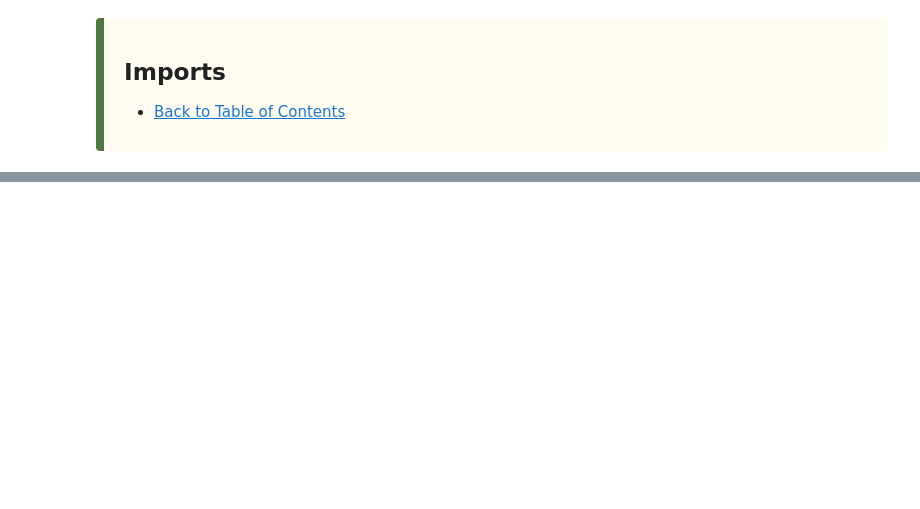
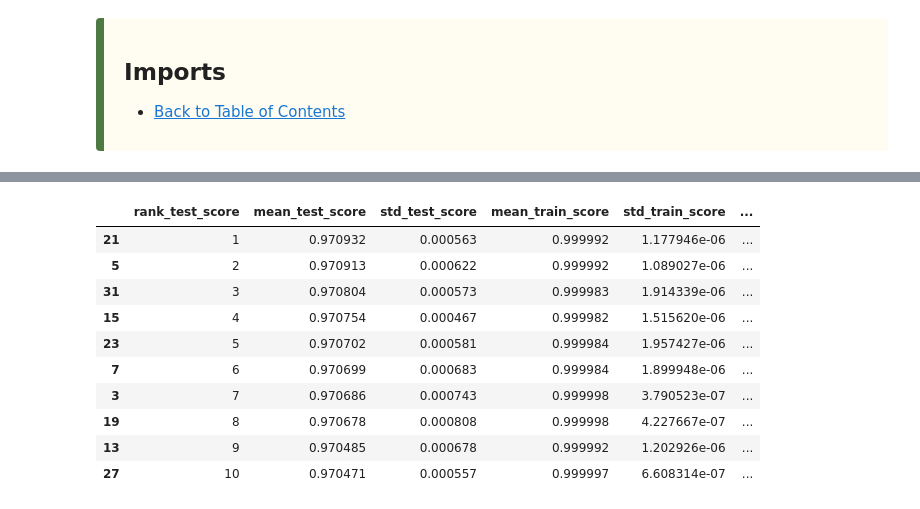
Before and after one commit to Jared-Wood135/EthicalHacking-AI-and-RadioFrequencies, a Jupyter notebook: Code/highest_snr_feature_engineering_modeling.ipynb, the cells around one changed output, grey strips where cells are left out. Cells and saved outputs as stored; diff of their text form; code cells hidden in the pictures; blank space fills up the shorter version.

Commit message:
Completed
- Top 25 feature trained model complete and saved

```diff
--- a/Code/highest_snr_feature_engineering_modeling.ipynb
+++ b/Code/highest_snr_feature_engineering_modeling.ipynb
@@ -46,0 +110,7 @@
+# %%
+# Load the selected top information-gain features from the explore step
+selected_feature_names, selected_features_payload = m.load_selected_feature_names(
+    selected_features_filepath=m.SELECTED_FEATURES_INPUT_PATH
+)
+
+selected_features_payload
@@ -46,0 +176,7 @@
+# %%
+# Load the feature-engineered tabular dataset
+df_features = m.load_feature_engineered_dataset(
+    feature_dataset_filepath=m.FEATURE_ENGINEERED_DATASET_PARQUET
+)
+
+df_features.head()
@@ -60,0 +292,16 @@
+# %%
+best_model, metrics, cv_results_df = m.train_and_test_model(
+    feature_dataset_filepath=m.FEATURE_ENGINEERED_DATASET_PARQUET,
+    selected_features_filepath=m.SELECTED_FEATURES_INPUT_PATH,
+    mod_type_mapping=m.MOD_TYPE_MAPPING,
+    target_column="modulation_id",
+    test_size=0.20,
+    random_state=35,
+    cv=3,
+    rfc_n_jobs=1,
+    grid_search_n_jobs=-1,
+    use_selected_features=True,
+    save_metrics_json=True,
+    metrics_output_path=m.FEATURE_ENGINEERED_METRICS_OUTPUT_PATH,
+    cv_results_output_path=m.FEATURE_ENGINEERED_CV_RESULTS_OUTPUT_PATH
+)
@@ -60,0 +326,26 @@
+# %%
+# Inspect the top GridSearchCV results
+cv_results_df[[
+    "rank_test_score",
+    "mean_test_score",
+    "std_test_score",
+    "mean_train_score",
+    "std_train_score",
+    "param_n_estimators",
+    "param_max_depth",
+    "param_min_samples_split",
+    "param_min_samples_leaf",
+    "param_max_features"
+]].sort_values("rank_test_score").head(10)
+# %% [output]
+|  | rank_test_score | mean_test_score | std_test_score | mean_train_score | std_train_score | ... |
+| 21 | 1 | 0.970932 | 0.000563 | 0.999992 | 1.177946e-06 | ... |
+| 5 | 2 | 0.970913 | 0.000622 | 0.999992 | 1.089027e-06 | ... |
+| 31 | 3 | 0.970804 | 0.000573 | 0.999983 | 1.914339e-06 | ... |
+| 15 | 4 | 0.970754 | 0.000467 | 0.999982 | 1.515620e-06 | ... |
+| 23 | 5 | 0.970702 | 0.000581 | 0.999984 | 1.957427e-06 | ... |
+| 7 | 6 | 0.970699 | 0.000683 | 0.999984 | 1.899948e-06 | ... |
+| 3 | 7 | 0.970686 | 0.000743 | 0.999998 | 3.790523e-07 | ... |
+| 19 | 8 | 0.970678 | 0.000808 | 0.999998 | 4.227667e-07 | ... |
+| 13 | 9 | 0.970485 | 0.000678 | 0.999992 | 1.202926e-06 | ... |
+| 27 | 10 | 0.970471 | 0.000557 | 0.999997 | 6.608314e-07 | ... |
```
Also changed, not shown: parts of 28 cells of this notebook, 1 other file.
